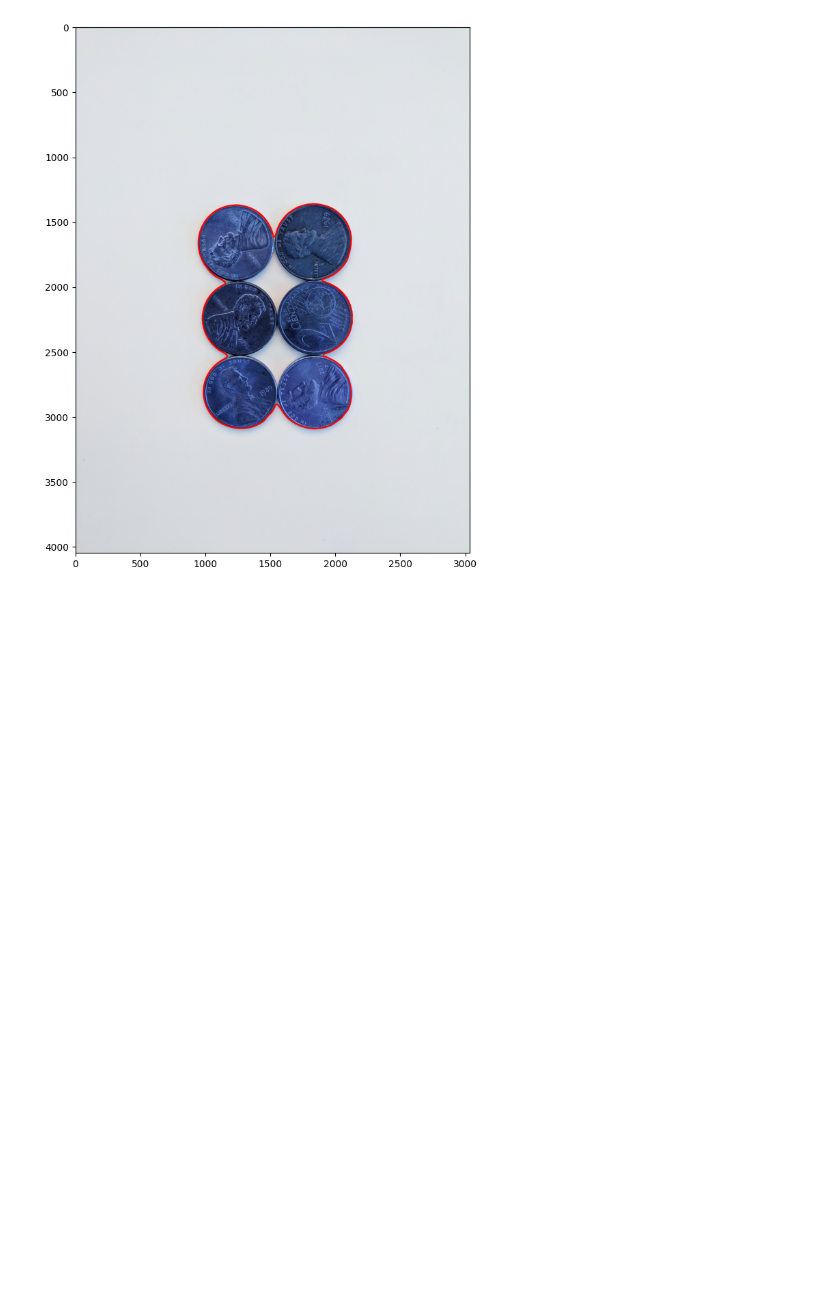
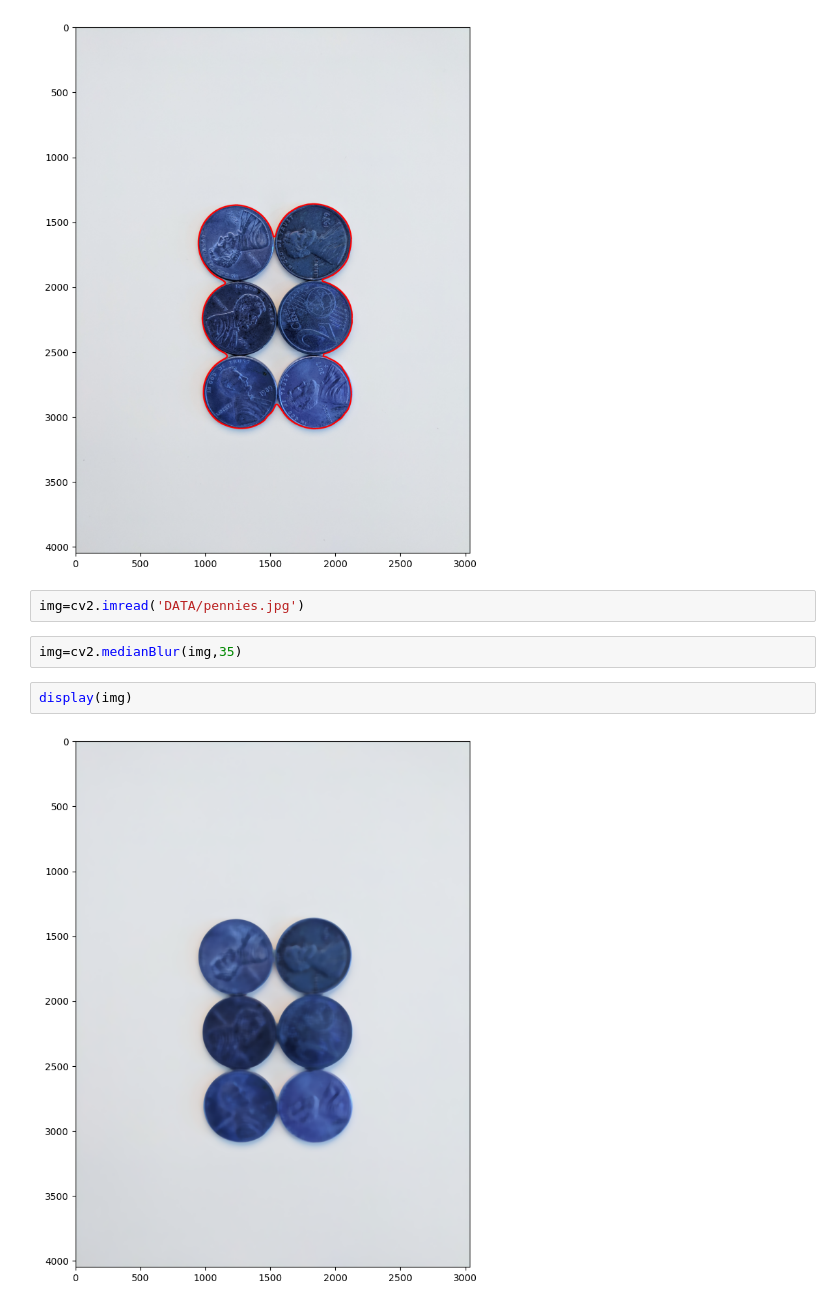
Before and after one commit to SuvitKumar003/computer-Vision-Projects, a Jupyter notebook: watershed_algorithm.ipynb, the cells around one changed output. Drawn from its saved outputs; the diff is of its cells as text; blank space fills up the shorter version.

```diff
--- a/watershed_algorithm.ipynb
+++ b/watershed_algorithm.ipynb
@@ -45,3 +45,11 @@ for i in range(len(contours)):
 display(sep_coins)
 # %% [output]
 [figure]
+# %%
+img=cv2.imread('DATA/pennies.jpg')
+# %%
+img=cv2.medianBlur(img,35)
+# %%
+display(img)
+# %% [output]
+[figure, added]
```
Also changed, not shown: parts of 16 cells of this notebook.
